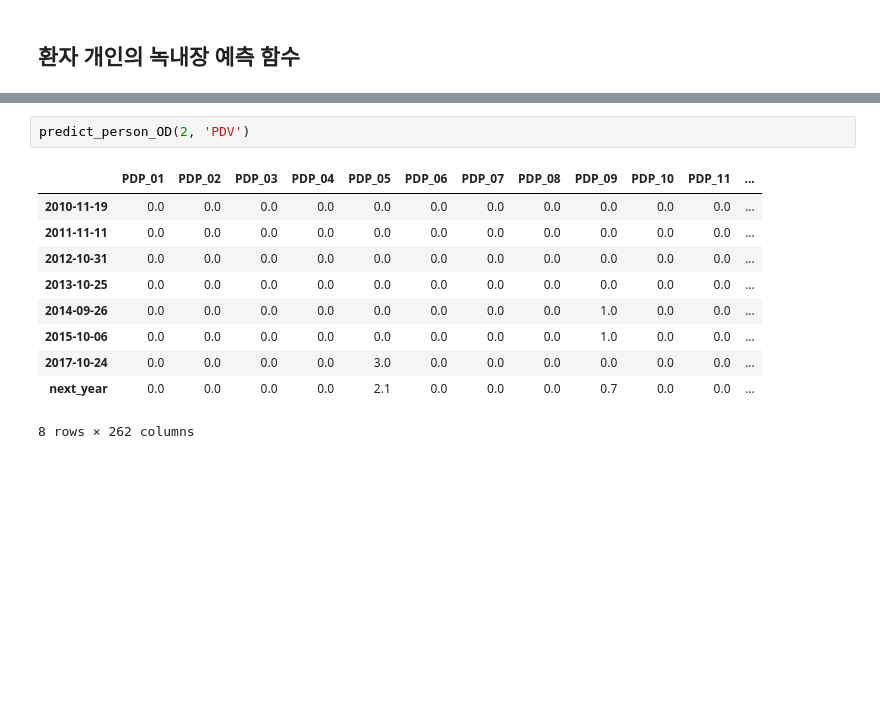
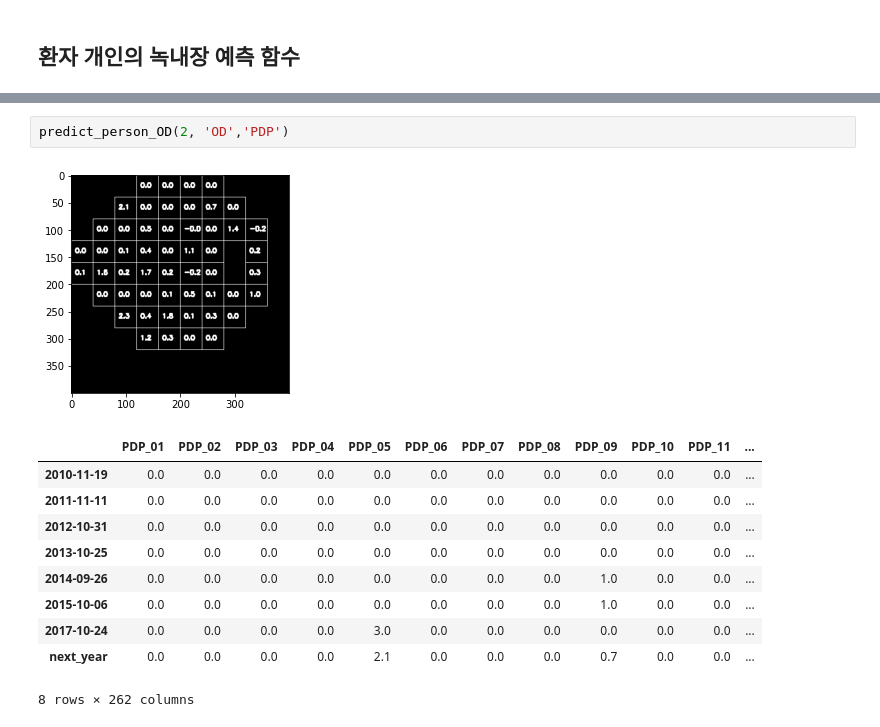
Before and after one commit to herjh0405/Glaucoma, a Jupyter notebook: 002.Linear_Regression.ipynb, the cells around one changed output, grey strips where cells are left out. Drawn from its saved outputs; the diff is of its cells as text; blank space fills up the shorter version.

```diff
--- a/002.Linear_Regression.ipynb
+++ b/002.Linear_Regression.ipynb
@@ -215,8 +298,9 @@ def predict_person_OD(pid, want):
 
     return person_df
 # %%
-predict_person_OD(2, 'PDV')
+predict_person_OD(2, 'OD','PDP')
 # %% [output]
+[figure, added]
 |  | PDP_01 | PDP_02 | PDP_03 | PDP_04 | PDP_05 | PDP_06 | PDP_07 | PDP_08 | PDP_09 | PDP_10 | PDP_11 | ... |
 | 2010-11-19 | 0.0 | 0.0 | 0.0 | 0.0 | 0.0 | 0.0 | 0.0 | 0.0 | 0.0 | 0.0 | 0.0 | ... |
 | 2011-11-11 | 0.0 | 0.0 | 0.0 | 0.0 | 0.0 | 0.0 | 0.0 | 0.0 | 0.0 | 0.0 | 0.0 | ... |
```
Also changed, not shown: parts of 5 cells of this notebook.
